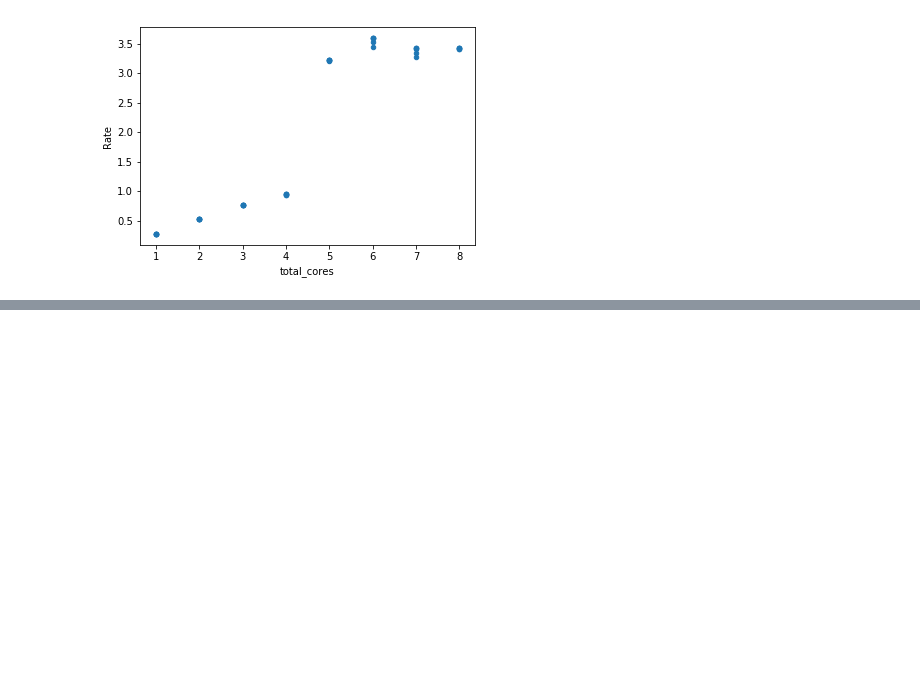
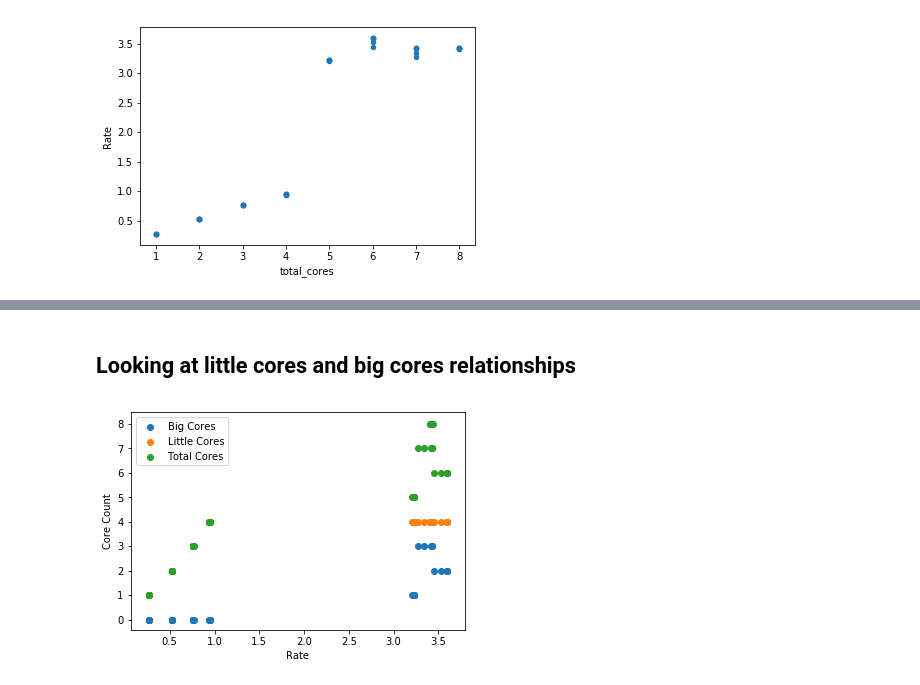
Before and after one commit to YulianaGomez/power, a Jupyter notebook: power_analysis.ipynb, the cells around one changed output, grey strips where cells are left out. Cells and saved outputs as stored; diff of their text form; code cells hidden in the pictures; blank space fills up the shorter version.

Commit message:
analysis of little and big, working mixed core script

```diff
--- a/power_analysis.ipynb
+++ b/power_analysis.ipynb
@@ -46,7 +46,7 @@ df.plot(x='Window_Rate', y='Window_Power', style='o')
 ## Performance vs power using STREAM.results
 # %%
 #Import Data
-file_path = '/Users/yzamora/Desktop/summer_power/initial_combo_logs/STREAM.results'
+file_path = '/Users/yzamora/power/initial_combo_logs/STREAM.results'
 df = pd.read_csv(file_path, sep='\s+')
 print (df.head())
 # %% [output]
@@ -134,0 +120,14 @@ df.plot(x='total_cores', y='Rate',kind='scatter',style='o')
+# %% [markdown]
+## Looking at little cores and big cores relationships
+# %%
+fig = plt.figure()
+ax1 = fig.add_subplot(111)
+ax1.scatter(x=(df['Rate']),y=(df['big_cores']), label='Big Cores')
+ax1.scatter(x=(df['Rate']),y=(df['lil_cores']), label='Little Cores')
+ax1.scatter(x=(df['Rate']),y=(df['total_cores']), label='Total Cores')
+plt.legend(loc='best');
+ax1.set_xlabel("Rate")
+ax1.set_ylabel("Core Count")
+plt.show()
+# %% [output]
+[figure, added]
```
Also changed, not shown: parts of 4 cells of this notebook, 1 other file.
